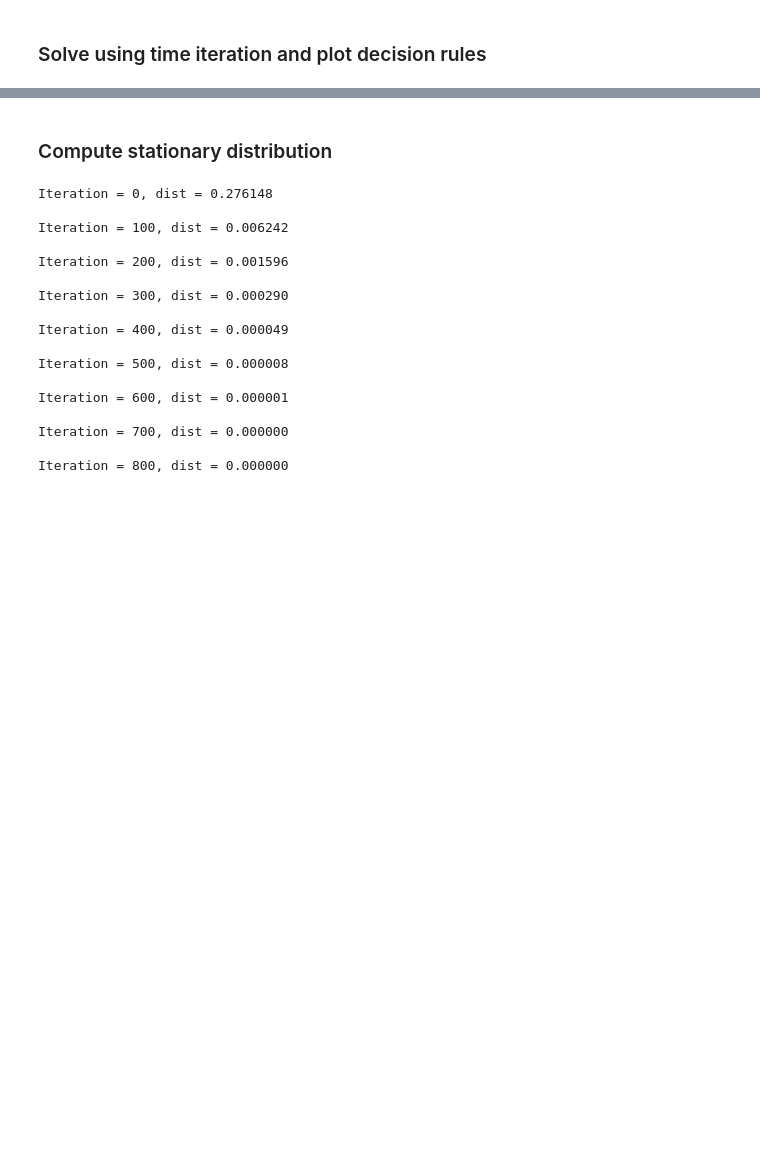
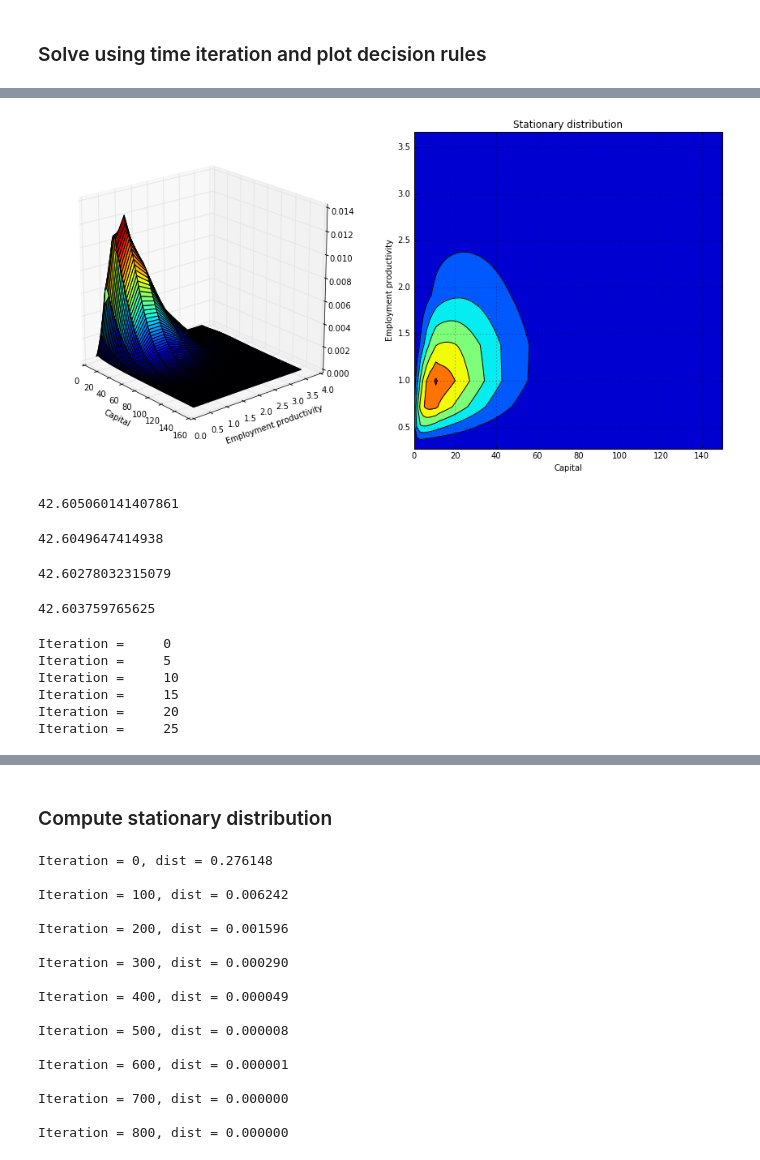
Before and after one commit to jagman88/dolo, a Jupyter notebook: examples/models/incomplete_markets_dtcscc_TimeIterationDirect.ipynb, the cells around one changed output, grey strips where cells are left out. Cells and saved outputs as stored; diff of their text form; code cells hidden in the pictures; blank space fills up the shorter version.

```diff
--- a/examples/models/incomplete_markets_dtcscc_TimeIterationDirect.ipynb
+++ b/examples/models/incomplete_markets_dtcscc_TimeIterationDirect.ipynb
@@ -56,0 +99,2 @@ plt.grid()
+# %%
+L, QT = dstR.stat_dist(model, dr, Nf, itmaxL=5000, tolL=1e-8, verbose=True)
@@ -56,0 +119,64 @@ plt.grid()
+# %%
+%matplotlib inline
+
+# 3D plot of the distribution
+Nkf = Nf[1]
+Nef = Nf[0]
+Z = L.reshape([Nef, Nkf])
+sgridf = dstR.fine_grid(model, Nf)
+egridf = np.unique(sgridf[:,0])
+kgridf = np.unique(sgridf[:,1])
+X, Y = np.meshgrid(kgridf, np.exp(egridf))
+
+fig = plt.figure(figsize=(15, 7))
+# plt.subplot(121)
+ax = fig.add_subplot(121, projection='3d')
+ax.plot_surface(X, Y, Z, rstride=1, cstride=1, cmap = cm.jet)
+plt.xlabel('Capital')
+plt.ylabel('Employment productivity')
+ax.elev = 20
+ax.azim = 320
+
+ax = fig.add_subplot(122)
+contour = plt.contour(X, Y, Z, colors='k')
+cp = plt.contourf(X, Y, Z)
+plt.title('Stationary distribution')
+plt.xlabel('Capital')
+plt.ylabel('Employment productivity')
+plt.grid()
+plt.show()
+# %% [output]
+[figure, added]
+# %%
+bounds = [40, 60]
+varname = 'k'
+aggvarname = 'kagg'
+
+K = dstR.solve_eqm(model, Nf, varname, aggvarname, bounds, method='damping', maxiter=100, toleq=1e-4, verbose=False)
+K
+# %% [output]
+42.605060141407861
+# %%
+K = dstR.solve_eqm(model, Nf, varname, aggvarname, bounds, method='brent', maxiter=100, toleq=1e-4, verbose=False)
+K
+# %% [output]
+42.6049647414938
+# %%
+K = dstR.solve_eqm(model, Nf, varname, aggvarname, bounds, method='ridder', maxiter=100, toleq=1e-4, verbose=False)
+K
+# %% [output]
+42.60278032315079
+# %%
+K = dstR.solve_eqm(model, Nf, varname, aggvarname, bounds, method='bisection', maxiter=100, toleq=1e-4, verbose=False)
+K
+# %% [output]
+42.603759765625
+# %%
+Kd, Ks, r = dstR.supply_demand(model, 'k', 'kagg', 'r', Nf, bounds, numpoints=30, verbose=True)
+# %% [output]
+Iteration =     0
+Iteration =     5
+Iteration =     10
+Iteration =     15
+Iteration =     20
+Iteration =     25
```
Also changed, not shown: parts of 25 cells of this notebook, 4 other files.
